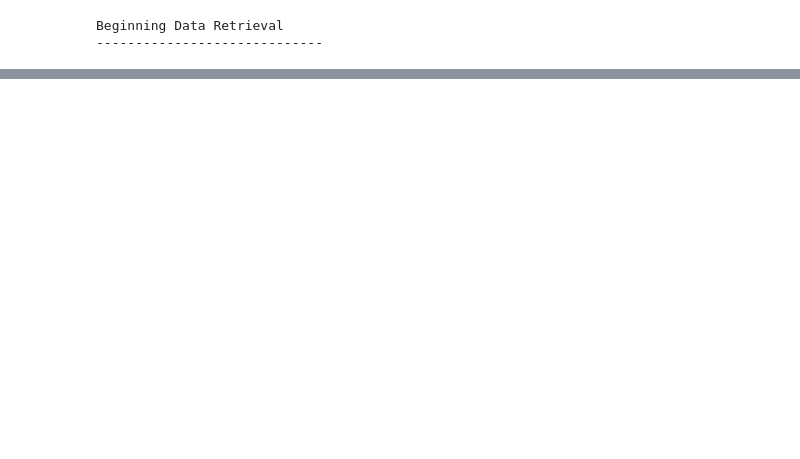
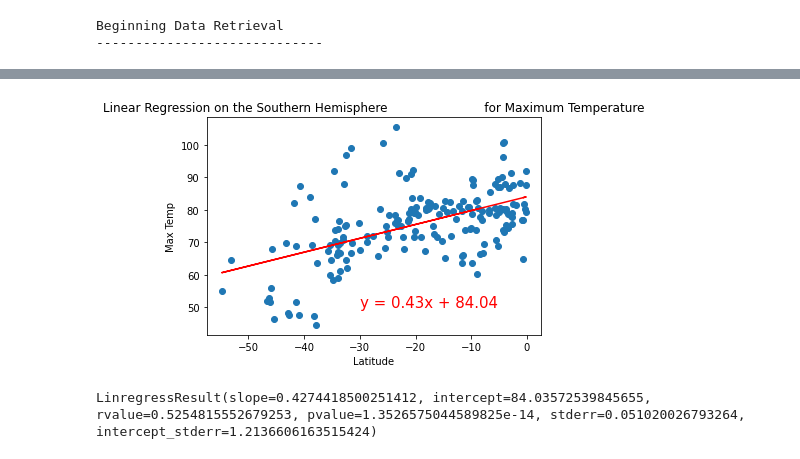
Before and after one commit to tkirk70/World_Weather_Analysis, a Jupyter notebook: WeatherPy.ipynb, the cells around one changed output, grey strips where cells are left out. Drawn from its saved outputs; the diff is of its cells as text; code cells hidden in the pictures; blank space fills up the shorter version.

```diff
--- a/WeatherPy.ipynb
+++ b/WeatherPy.ipynb
@@ -291,0 +479,14 @@ plt.show()
+# %%
+# Linear regression on the Southern Hemisphere
+x_values = southern_hemi_df["Lat"]
+y_values = southern_hemi_df["Max Temp"]
+# Call the function.
+plot_linear_regression(x_values, y_values,
+                       'Linear Regression on the Southern Hemisphere \
+                        for Maximum Temperature', 'Max Temp',(-30, 50))
+# %% [output]
+[figure, added]
+# %%
+linregress(x_values, y_values)
+# %% [output]
+LinregressResult(slope=0.4274418500251412, intercept=84.03572539845655, rvalue=0.5254815552679253, pvalue=1.3526575044589825e-14, stderr=0.051020026793264, intercept_stderr=1.2136606163515424)
```
Also changed, not shown: parts of 60 cells of this notebook, 5 other files.
